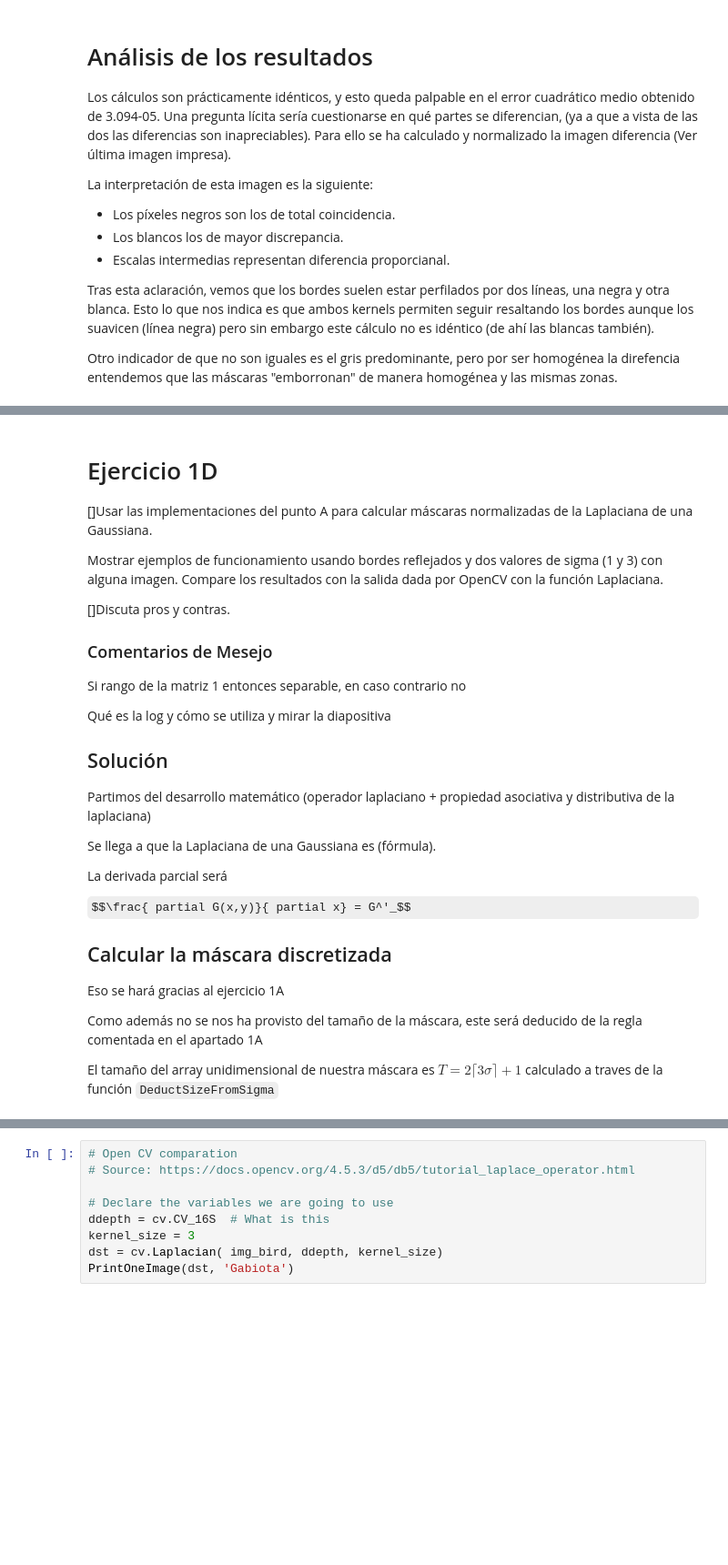
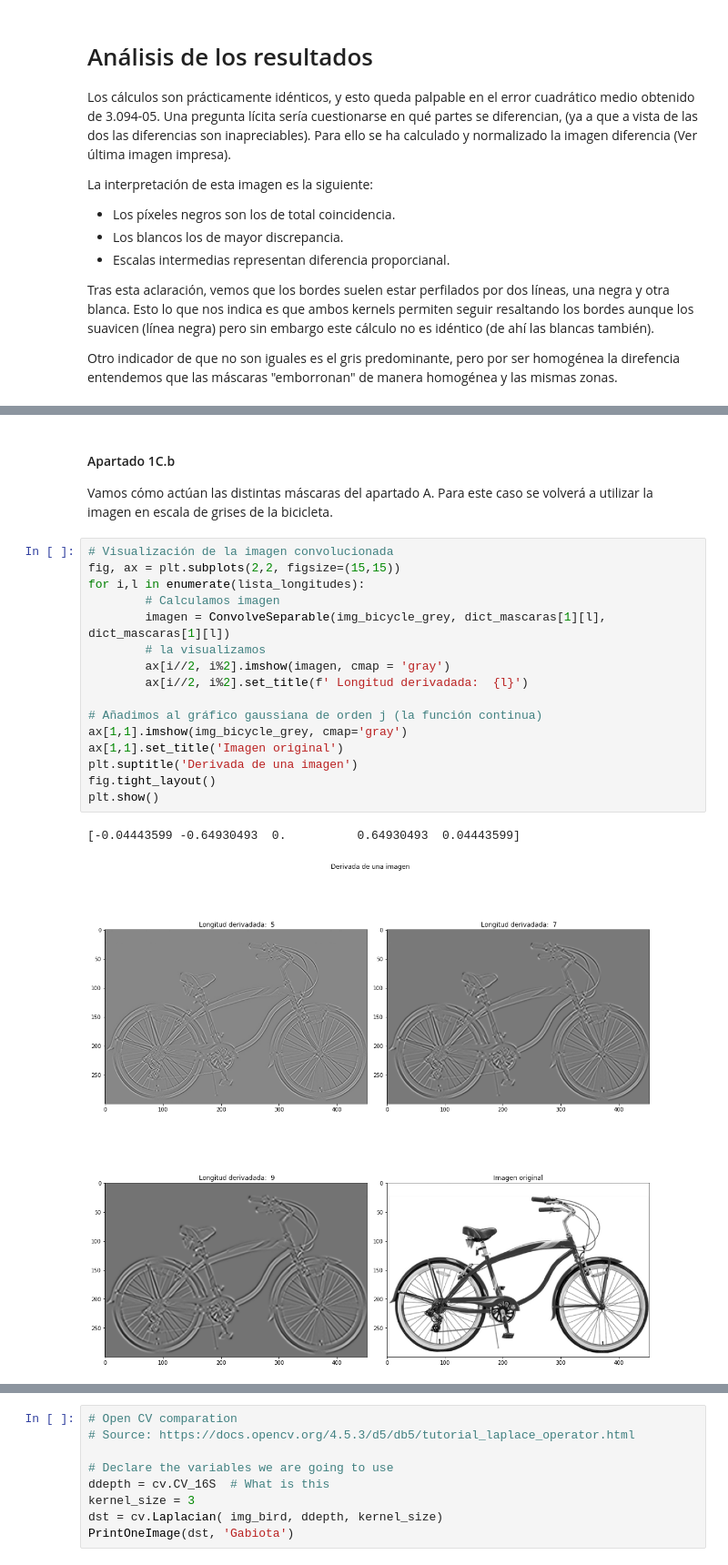
Before and after one commit to BlancaCC/Computer-vision, a Jupyter notebook: practica_1/practica_1.ipynb, the cells around one changed output, grey strips where cells are left out. Shown at 91% size. Saved outputs shown, nothing was run; the diff lists cells and outputs as text; some formulas as TeX source; blank space fills up the shorter version.

```diff
--- a/practica_1/practica_1.ipynb
+++ b/practica_1/practica_1.ipynb
@@ -950,36 +918,23 @@ PrintOneImage(dst)
-# %% [markdown]
-# Ejercicio 1D
-
-
-[]Usar las implementaciones del punto A para calcular máscaras normalizadas de la Laplaciana
-de una Gaussiana.
-
- Mostrar ejemplos de funcionamiento usando bordes reflejados y dos
-valores de sigma (1 y 3) con alguna imagen. Compare los resultados con la salida dada por
-OpenCV con la función Laplaciana.
-
-[]Discuta pros y contras.
-
-
-### Comentarios de Mesejo
-Si rango de la matriz 1 entonces separable, en caso contrario no
-
-Qué es la log y cómo se utiliza y mirar la diapositiva
-
-## Solución
-
-Partimos del desarrollo matemático (operador laplaciano + propiedad asociativa y distributiva de la laplaciana)
-
-Se llega a que la Laplaciana de una Gaussiana es  (fórmula).
-
-La derivada parcial será
-
-$$\frac{ partial G(x,y)}{ partial x} = G^'_$$
-
-## Calcular la máscara discretizada
-
-Eso se hará gracias al ejercicio 1A
-
-Como además no se nos ha provisto del tamaño de la máscara, este será deducido de la regla comentada en el apartado 1A
-
-El tamaño del array unidimensional de nuestra máscara es $T = 2 \lceil3 \sigma \rceil + 1$ calculado a traves de la función `DeductSizeFromSigma`
+# %% [markdown]
+#### Apartado 1C.b
+
+Vamos cómo actúan las distintas máscaras del apartado A. Para este caso se volverá a utilizar la imagen en escala de grises de la bicicleta.
+# %%
+# Visualización de la imagen convolucionada
+fig, ax = plt.subplots(2,2, figsize=(15,15))
+for i,l in enumerate(lista_longitudes):
+        # Calculamos imagen
+        imagen = ConvolveSeparable(img_bicycle_grey, dict_mascaras[1][l], dict_mascaras[1][l])
+        # la visualizamos
+        ax[i//2, i%2].imshow(imagen, cmap = 'gray')
+        ax[i//2, i%2].set_title(f' Longitud derivadada:  {l}')
+
+# Añadimos al gráfico gaussiana de orden j (la función continua)
+ax[1,1].imshow(img_bicycle_grey, cmap='gray')
+ax[1,1].set_title('Imagen original')
+plt.suptitle('Derivada de una imagen')
+fig.tight_layout()
+plt.show()
+# %% [output]
+[-0.04443599 -0.64930493  0.          0.64930493  0.04443599]
+[figure, added]
```
Also changed, not shown: parts of 8 cells of this notebook, 1 other file.
